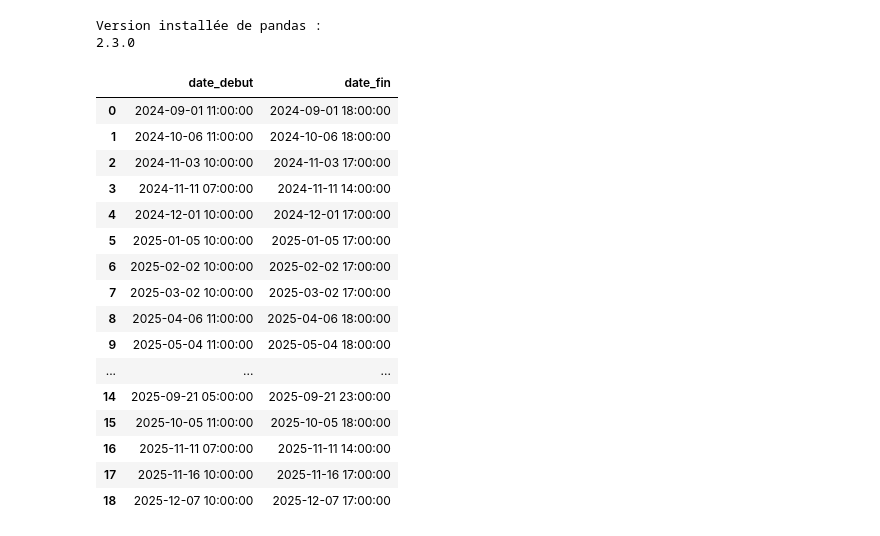
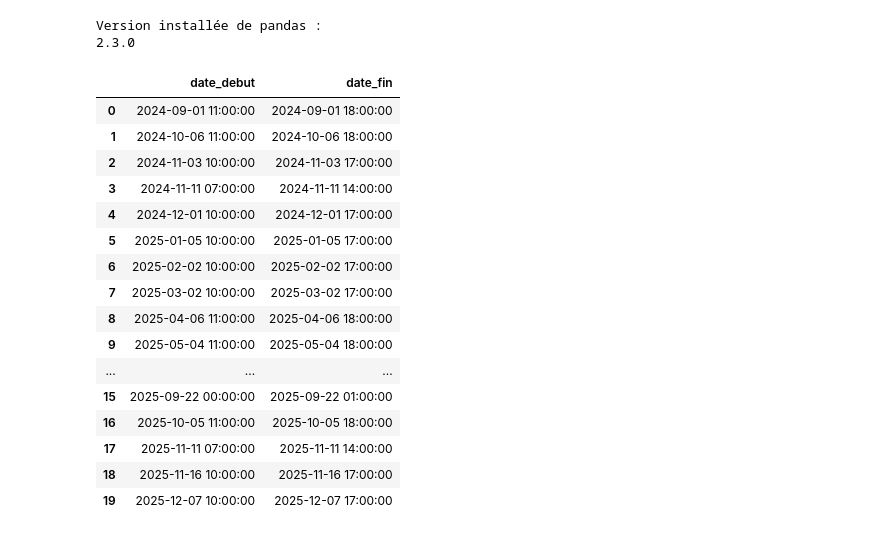
Before and after one commit to fracoo/trafic_prediction, a Jupyter notebook: version_propre/traitement_dataset_externes/jours_pietons.ipynb, the cells around one changed output. Saved outputs shown, nothing was run; the diff lists cells and outputs as text; code cells hidden in the pictures.

```diff
--- a/version_propre/traitement_dataset_externes/jours_pietons.ipynb
+++ b/version_propre/traitement_dataset_externes/jours_pietons.ipynb
@@ -34,6 +34,7 @@ dimanches_pietons = [
     '2025-10-05',
     '2025-11-11',
     '2025-09-21',  # Exceptionnellement
+    '2025-09-22',  # Exceptionnellement
     '2025-11-16',  # Exceptionnellement
     '2025-12-07'   # Exceptionnellement
 ]
@@ -51,40 +52,42 @@ def get_horaires_pietonnisation(date):
     annee = date.year
     if mois == 9 and jour == 21 and annee == 2025:
         return 5,23
+    if mois == 9 and jour == 22 and annee == 2025:
+        return 0, 1
     if mois == 11 and jour == 11:
         return 7, 14
     if 4 <= mois <= 10:
         return 11, 18
     else:
         return 10, 17
 
 df_pieton = pd.DataFrame({'date': dimanches_pietons})
 
 df_pieton['date_debut'] = df_pieton['date'].apply(lambda d: pd.Timestamp(d.date()) + pd.Timedelta(hours=get_horaires_pietonnisation(d)[0]))
 df_pieton['date_fin'] = df_pieton['date'].apply(lambda d: pd.Timestamp(d.date()) + pd.Timedelta(hours=get_horaires_pietonnisation(d)[1]))
 
 df_pieton = df_pieton.drop('date', axis=1)
 
 df_pieton = df_pieton.sort_values(by="date_debut", ascending=True).reset_index(drop=True)
 
 df_pieton.head(20)
 # %% [output]
 |  | date_debut | date_fin |
 | 0 | 2024-09-01 11:00:00 | 2024-09-01 18:00:00 |
 | 1 | 2024-10-06 11:00:00 | 2024-10-06 18:00:00 |
 | 2 | 2024-11-03 10:00:00 | 2024-11-03 17:00:00 |
 | 3 | 2024-11-11 07:00:00 | 2024-11-11 14:00:00 |
 | 4 | 2024-12-01 10:00:00 | 2024-12-01 17:00:00 |
 | 5 | 2025-01-05 10:00:00 | 2025-01-05 17:00:00 |
 | 6 | 2025-02-02 10:00:00 | 2025-02-02 17:00:00 |
 | 7 | 2025-03-02 10:00:00 | 2025-03-02 17:00:00 |
 | 8 | 2025-04-06 11:00:00 | 2025-04-06 18:00:00 |
 | 9 | 2025-05-04 11:00:00 | 2025-05-04 18:00:00 |
 | ... | ... | ... |
-| 14 | 2025-09-21 05:00:00 | 2025-09-21 23:00:00 |
-| 15 | 2025-10-05 11:00:00 | 2025-10-05 18:00:00 |
-| 16 | 2025-11-11 07:00:00 | 2025-11-11 14:00:00 |
-| 17 | 2025-11-16 10:00:00 | 2025-11-16 17:00:00 |
-| 18 | 2025-12-07 10:00:00 | 2025-12-07 17:00:00 |
+| 15 | 2025-09-22 00:00:00 | 2025-09-22 01:00:00 |
+| 16 | 2025-10-05 11:00:00 | 2025-10-05 18:00:00 |
+| 17 | 2025-11-11 07:00:00 | 2025-11-11 14:00:00 |
+| 18 | 2025-11-16 10:00:00 | 2025-11-16 17:00:00 |
+| 19 | 2025-12-07 10:00:00 | 2025-12-07 17:00:00 |
 # %%
 df_pieton.to_csv("../datasets_externes_clean/pieton.csv", sep=";")
```
Also changed, not shown: 9 other files.
